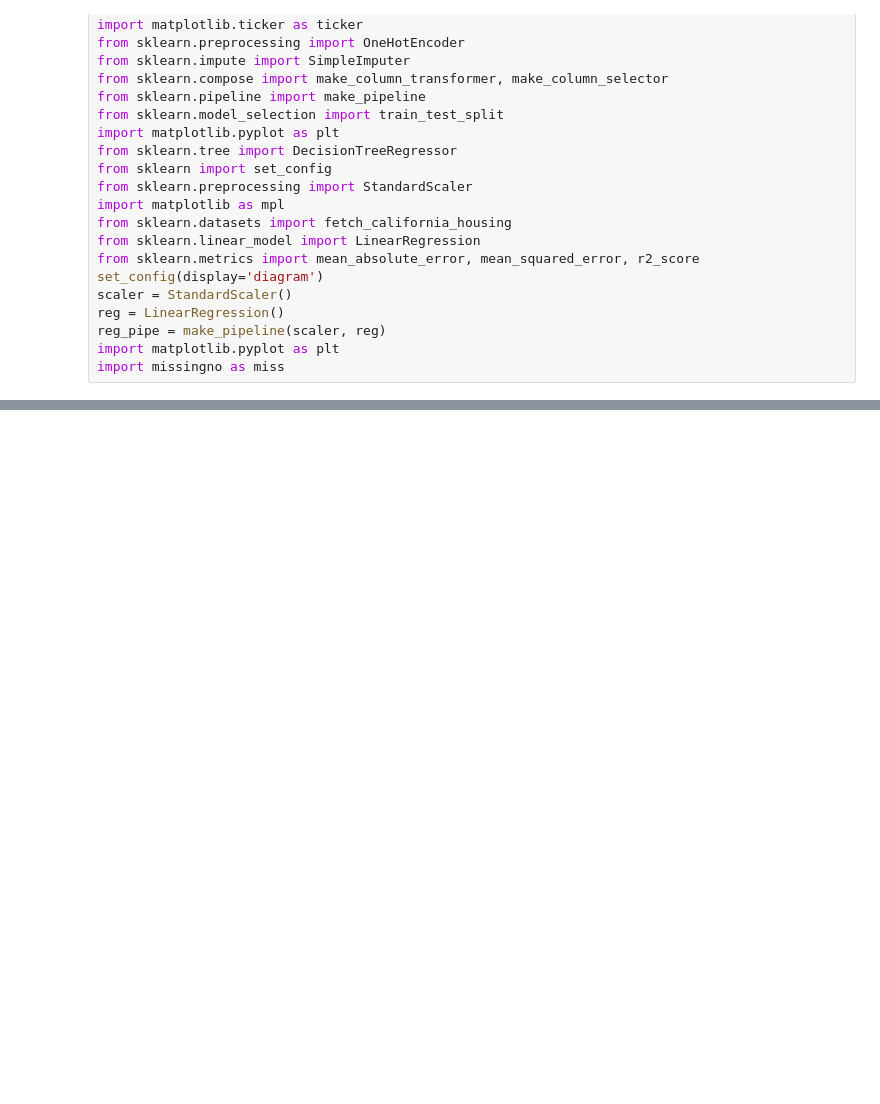
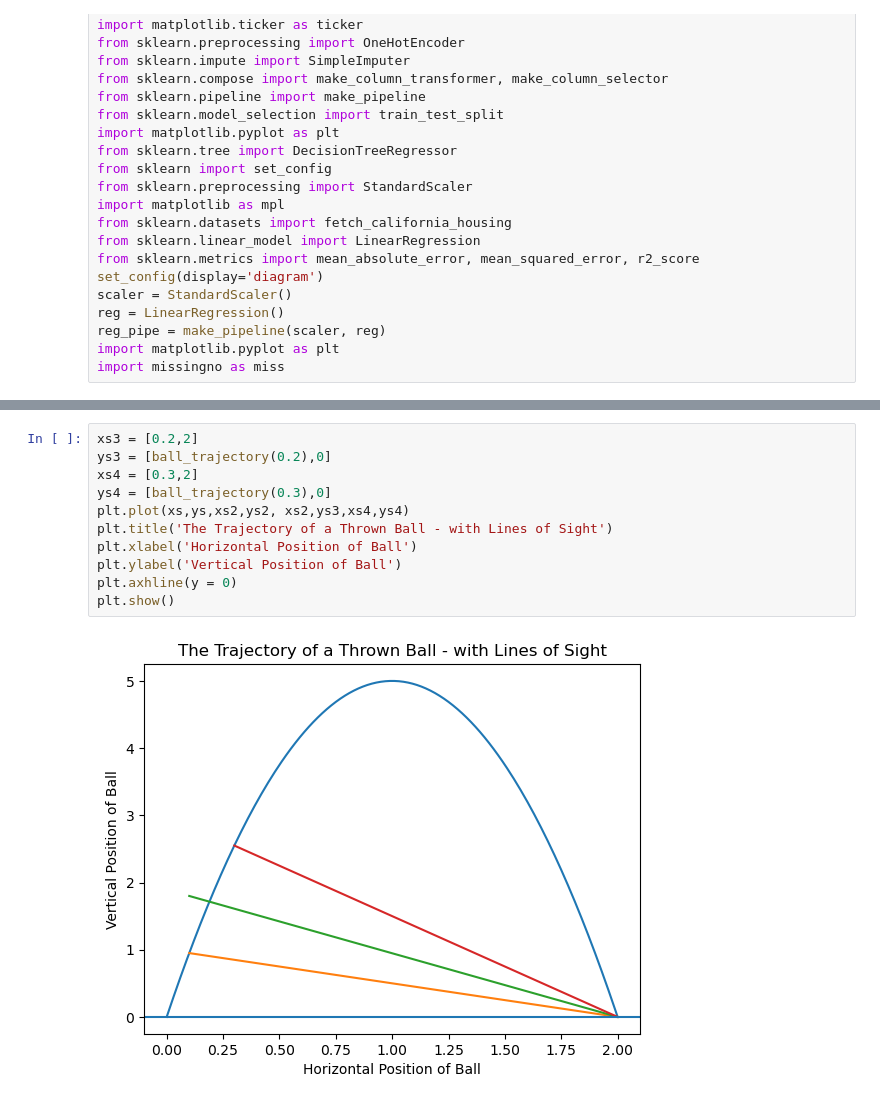
Before and after one commit to CatDawn29/Big-Book-of-Small-Python-Projects-Catherine, a Jupyter notebook: Problem Solving with Algorithms.ipynb, the cells around one changed output, grey strips where cells are left out. Drawn from its saved outputs; the diff is of its cells as text; blank space fills up the shorter version.

```diff
--- a/Problem Solving with Algorithms.ipynb
+++ b/Problem Solving with Algorithms.ipynb
@@ -25,0 +44,13 @@ import missingno as miss
+# %%
+xs3 = [0.2,2]
+ys3 = [ball_trajectory(0.2),0]
+xs4 = [0.3,2]
+ys4 = [ball_trajectory(0.3),0]
+plt.plot(xs,ys,xs2,ys2, xs2,ys3,xs4,ys4)
+plt.title('The Trajectory of a Thrown Ball - with Lines of Sight')
+plt.xlabel('Horizontal Position of Ball')
+plt.ylabel('Vertical Position of Ball')
+plt.axhline(y = 0)
+plt.show()
+# %% [output]
+[figure, added]
```
Also changed, not shown: parts of 3 cells of this notebook.
